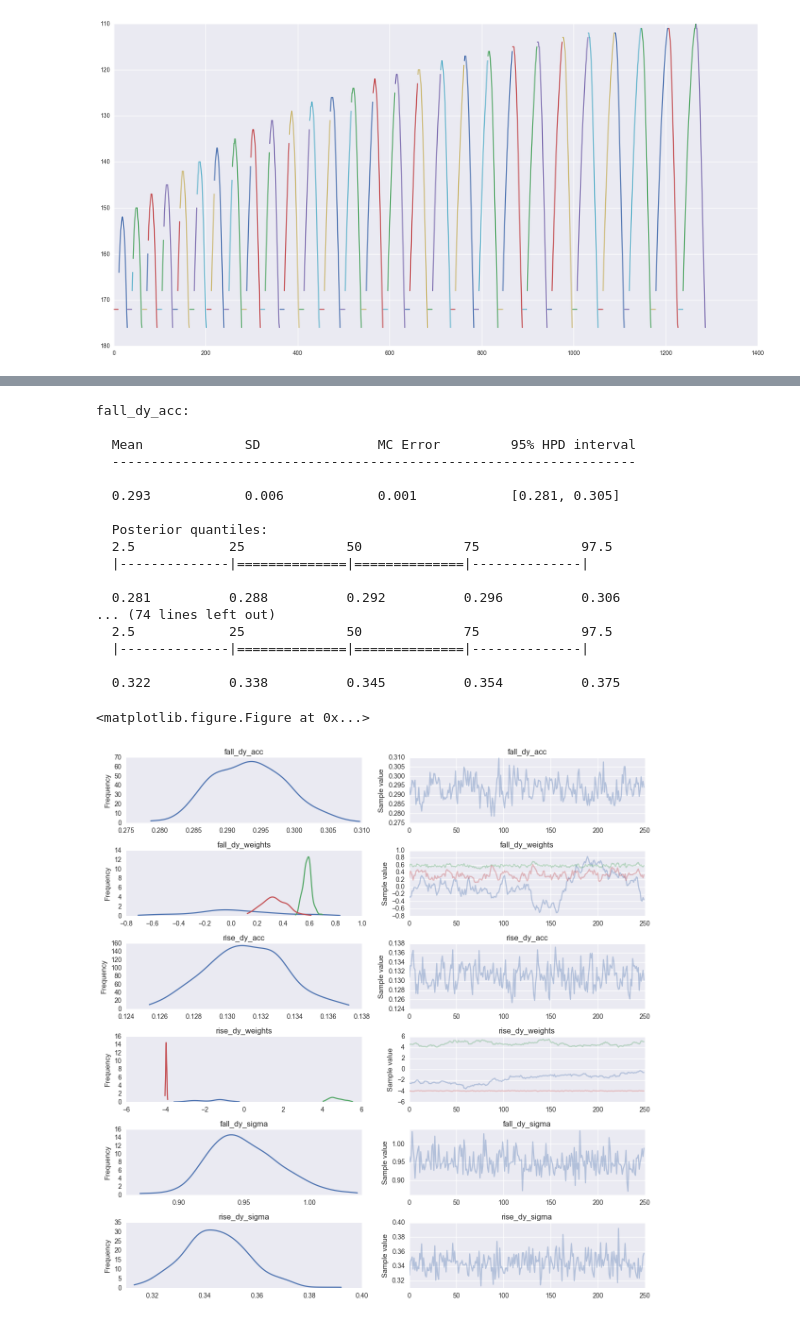
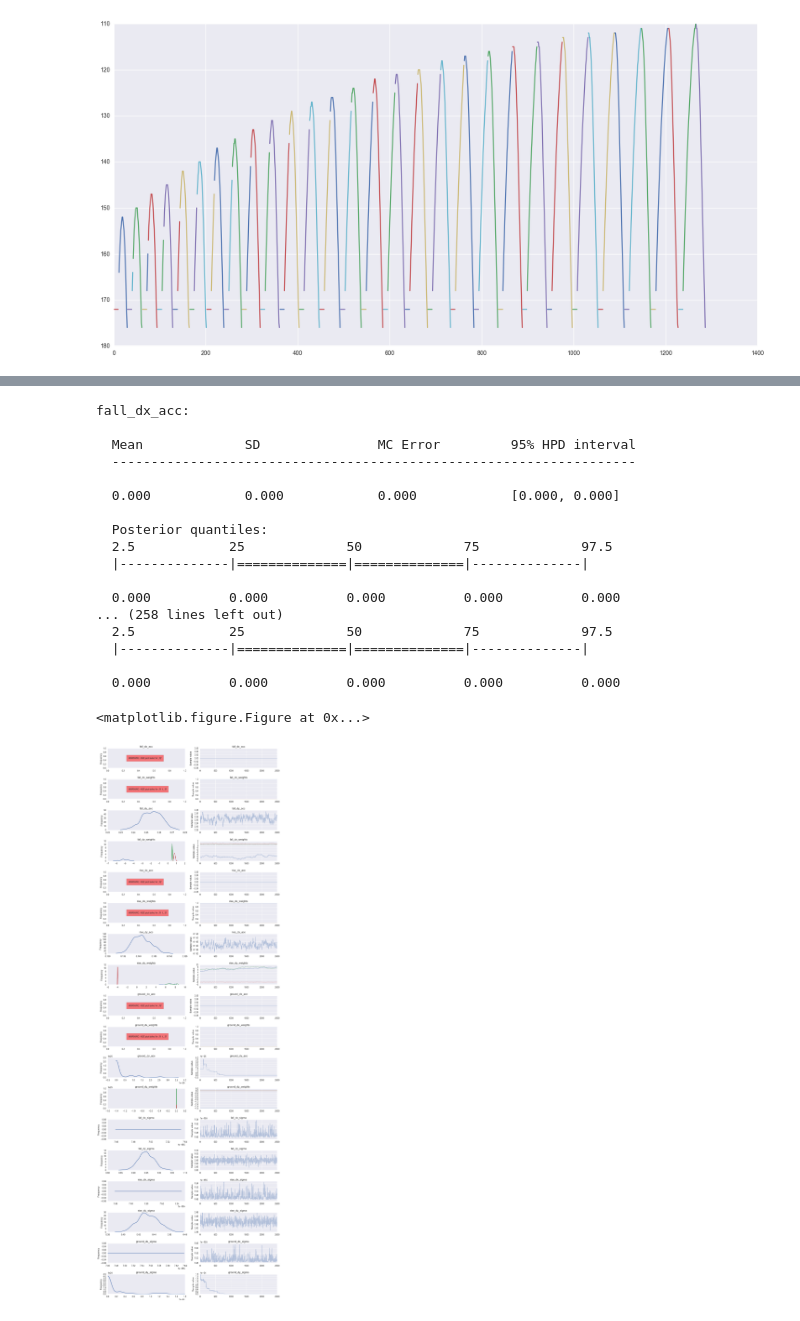
Before and after one commit to JoeOsborn/mechlearn, a Jupyter notebook: mechlearn/jumpfit.ipynb, the cells around one changed output, grey strips where cells are left out. Saved outputs shown, nothing was run; the diff lists cells and outputs as text; code cells hidden in the pictures.

```diff
--- a/mechlearn/jumpfit.ipynb
+++ b/mechlearn/jumpfit.ipynb
@@ -335,17 +330,14 @@ with pm.Model() as modelLinearAndClip:
     initcliplo = dict()
     initcliphi = dict()
     for m in modes:
-        # HACK: for quick experimentation
-        if m == "ground":
-            continue # save some time since we know for now ground is inert
         sigs[m] = dict()
         accs[m] = dict()
         prev_weights[m] = dict()
         initcliplo[m] = dict()
         initcliphi[m] = dict()
         #TODO: later: DX also
-        for v in ["dy"]:
-            sigs[m][v] = pm.HalfCauchy(m+"_"+v+"_sigma",beta=2.,testval=1.)
+        for v in ["dx","dy"]:
+            sigs[m][v] = pm.HalfCauchy(m+"_"+v+"_sigma",beta=10.,testval=1.)
             accs[m][v] = pm.Normal(m+"_"+v+"_acc",mu=0,sd=10.,testval=0.)
             allVals = []
             allTs = []
@@ -353,7 +345,9 @@ with pm.Model() as modelLinearAndClip:
             for _s,prevs,vbls in modes[m]:
                 allVals = allVals + list(vbls[v])
                 allTs = allTs + list(vbls["t"])
-                allPrevs = allPrevs + [[prevs["dx"],prevs["dy"],1.0]] * len(vbls[v])
+                allPrevs = allPrevs + [[prevs["dx"],
+                                        prevs["dy"],
+                                        1.0] for i in range(len(vbls[v]))]
             init_weights = [1.0 if vi == v else 0.0 for vi in ["dx","dy","$const"]]
             prev_weights[m][v] = pm.Normal(m+"_"+v+"_weights",
                                            mu=init_weights,
@@ -389,6 +387,6 @@ Start sampling
 Done!
 # %%
 with modelLinearAndClip:
-    traceLinearAndClip = pm.sample(20000, step, progressbar=True)
+    traceLinearAndClip = pm.sample(80000, step, progressbar=True)
 # %%
 pm.autocorrplot(traceLinearAndClip[len(traceLinearAndClip)*0.75:])
@@ -395,27 +412,27 @@ pm.autocorrplot(traceLinearAndClip[len(traceLinearAndClip)*0.75:])
 # %%
 pm.stats.summary(traceLinearAndClip[len(traceLinearAndClip)*0.75:-1:10])
 # %% [output]
-fall_dy_acc:
+fall_dx_acc:
 
   Mean             SD               MC Error         95% HPD interval
   -------------------------------------------------------------------
 
-  0.293            0.006            0.001            [0.281, 0.305]
+  0.000            0.000            0.000            [0.000, 0.000]
 
   Posterior quantiles:
   2.5            25             50             75             97.5
   |--------------|==============|==============|--------------|
 
-  0.281          0.288          0.292          0.296          0.306
-... (74 lines left out)
+  0.000          0.000          0.000          0.000          0.000
+... (258 lines left out)
   2.5            25             50             75             97.5
   |--------------|==============|==============|--------------|
 
-  0.322          0.338          0.345          0.354          0.375
+  0.000          0.000          0.000          0.000          0.000
 # %%
 plt.figure(figsize=(6, 6))
-pm.traceplot(traceLinearAndClip[len(traceLinearAndClip)*0.75:-1:10])
+pm.traceplot(traceLinearAndClip[len(traceLinearAndClip)*0.75:-1])
 plt.tight_layout();
 # %% [output]
 <matplotlib.figure.Figure at 0x...>
-[figure, old version]
+[figure, new version]
```
Also changed, not shown: parts of 7 cells of this notebook.
